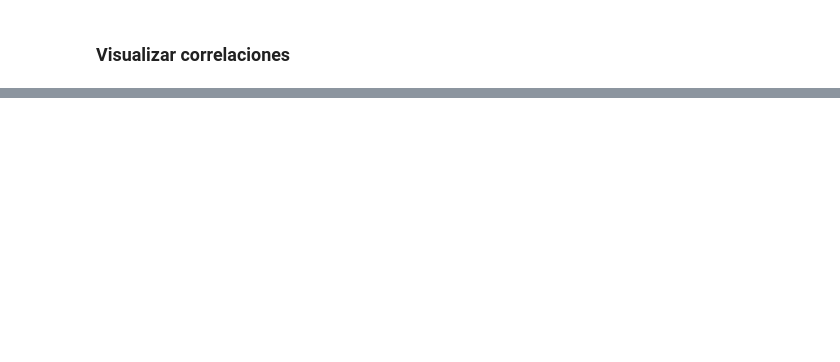
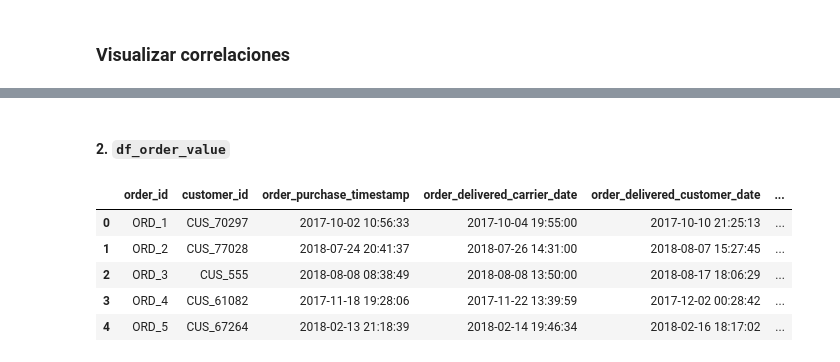
Before and after one commit to paulabaal12/PROY3-DM, a Jupyter notebook: main.ipynb, the cells around one changed output, grey strips where cells are left out. Cells and saved outputs as stored; diff of their text form; code cells hidden in the pictures; blank space fills up the shorter version.

```diff
--- a/main.ipynb
+++ b/main.ipynb
@@ -756,0 +783,3 @@ Preprocesamiento completado. Los archivos procesados con IDs legibles han sido g
+# %%
+# Eliminar duplicados en reviews_df
+reviews_df = reviews_df.drop_duplicates()
@@ -756,0 +843,24 @@ Preprocesamiento completado. Los archivos procesados con IDs legibles han sido g
+# %% [markdown]
+#### 2. `df_order_value`
+# %%
+df_order_value = orders_df.merge(order_items_df, on='order_id', how='left') \
+    .merge(products_df, on='product_id', how='left') \
+    .merge(payments_df.groupby("order_id").agg({'payment_value': 'sum'}).reset_index(), on='order_id', how='left')\
+    .merge(reviews_df[['order_id', 'review_score']], on='order_id', how='left')
+
+# Drop columnas no útiles
+df_order_value = df_order_value.drop(columns=[
+    'order_status_canceled', 'order_status_unavailable',
+    'shipping_limit_date', 'order_approved_at', 'product_category_name'
+])
+
+df_order_value = df_order_value.rename(columns={'product_category_name_english': 'product_category_name'})
+
+df_order_value.head()
+# %% [output]
+|  | order_id | customer_id | order_purchase_timestamp | order_delivered_carrier_date | order_delivered_customer_date | ... |
+| 0 | ORD_1 | CUS_70297 | 2017-10-02 10:56:33 | 2017-10-04 19:55:00 | 2017-10-10 21:25:13 | ... |
+| 1 | ORD_2 | CUS_77028 | 2018-07-24 20:41:37 | 2018-07-26 14:31:00 | 2018-08-07 15:27:45 | ... |
+| 2 | ORD_3 | CUS_555 | 2018-08-08 08:38:49 | 2018-08-08 13:50:00 | 2018-08-17 18:06:29 | ... |
+| 3 | ORD_4 | CUS_61082 | 2017-11-18 19:28:06 | 2017-11-22 13:39:59 | 2017-12-02 00:28:42 | ... |
+| 4 | ORD_5 | CUS_67264 | 2018-02-13 21:18:39 | 2018-02-14 19:46:34 | 2018-02-16 18:17:02 | ... |
```
Also changed, not shown: parts of 36 cells of this notebook, 5 other files.
